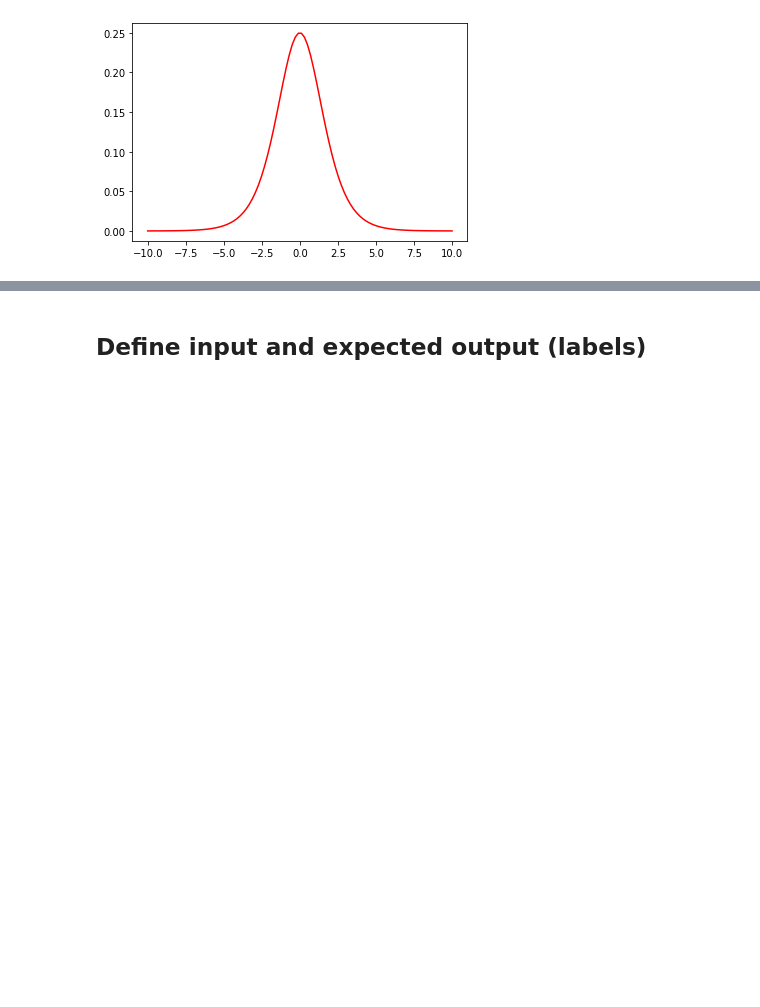
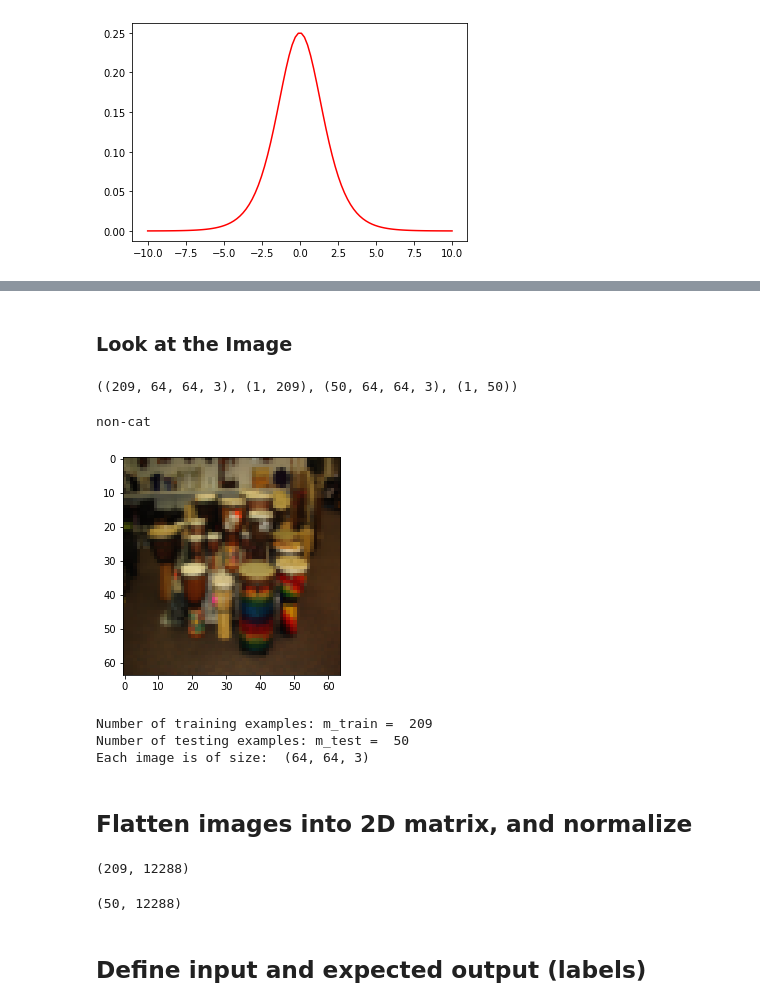
Before and after one commit to mhuang74-data-science-playground/neural-network-101, a Jupyter notebook: notebooks/Image Classification with Numpy.ipynb, the cells around one changed output, grey strips where cells are left out. Cells and saved outputs as stored; diff of their text form; code cells hidden in the pictures; blank space fills up the shorter version.

Commit message:
single pass seems right; training loop not working

```diff
--- a/notebooks/Image Classification with Numpy.ipynb
+++ b/notebooks/Image Classification with Numpy.ipynb
@@ -83,0 +63,35 @@ plt.plot(input, sigmoid_derivative(input), c="r")
+# %% [markdown]
+### Look at the Image
+# %%
+(train_set_x_orig.shape, train_set_y.shape, test_set_x_orig.shape, test_set_y.shape)
+# %% [output]
+((209, 64, 64, 3), (1, 209), (50, 64, 64, 3), (1, 50))
+# %%
+idx = 5
+
+plt.imshow(train_set_x_orig[idx])
+print(classes[np.squeeze(train_set_y[:,idx])].decode('utf-8'))
+# %% [output]
+non-cat
+[figure, added]
+# %%
+
+print ("Number of training examples: m_train = ", train_set_y.shape[1])
+print ("Number of testing examples: m_test = ", test_set_y.shape[1])
+print ("Each image is of size: ", train_set_x_orig.shape[1:4])
+# %% [output]
+Number of training examples: m_train =  209
+Number of testing examples: m_test =  50
+Each image is of size:  (64, 64, 3)
+# %% [markdown]
+## Flatten images into 2D matrix, and normalize
+# %%
+train_set_x_flatten = train_set_x_orig.reshape(train_set_x_orig.shape[0], -1)
+train_set_x_flatten.shape
+# %% [output]
+(209, 12288)
+# %%
+test_set_x_flatten = test_set_x_orig.reshape(test_set_x_orig.shape[0], -1)
+test_set_x_flatten.shape
+# %% [output]
+(50, 12288)
```
Also changed, not shown: parts of 38 cells of this notebook.
